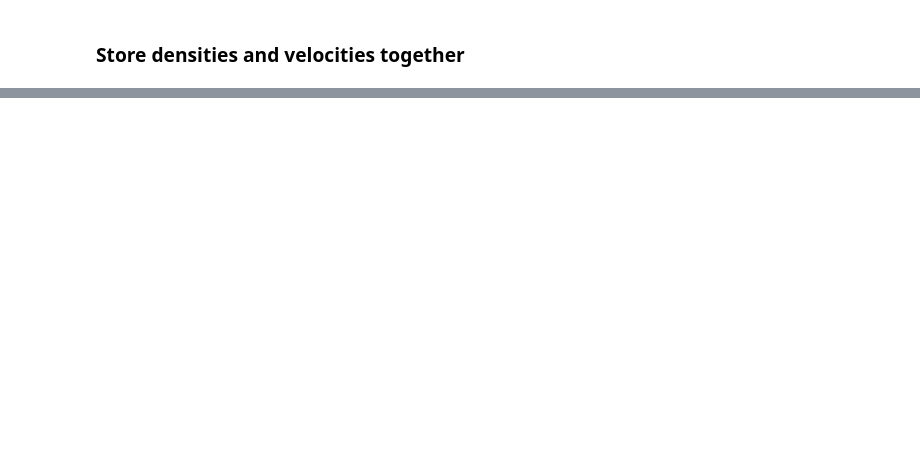
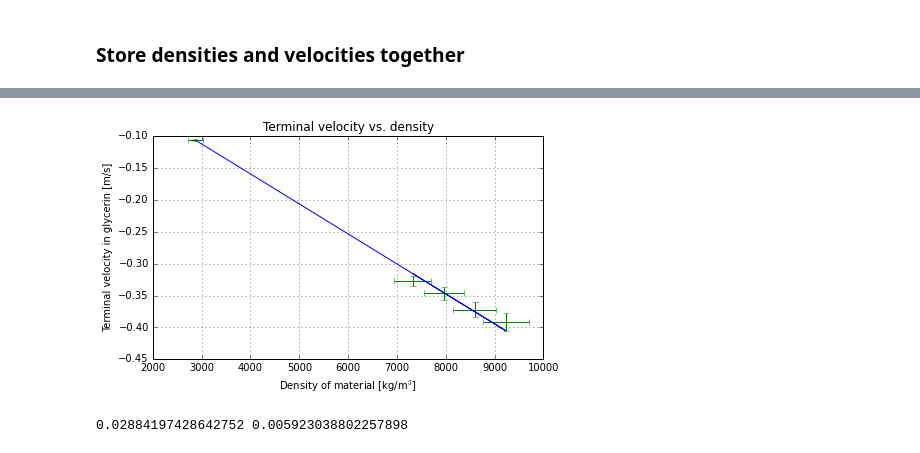
Before and after one commit to wunderbeere/phys-258-glycerin, a Jupyter notebook: data_processing.ipynb, the cells around one changed output, grey strips where cells are left out. Drawn from its saved outputs; the diff is of its cells as text; code cells hidden in the pictures; blank space fills up the shorter version.

```diff
--- a/data_processing.ipynb
+++ b/data_processing.ipynb
@@ -196,0 +262,21 @@ Correlations (unreported correlations are < 0.100)
+# %%
+import scipy.odr as odr
+
+# define the data
+x = processed_data[:,0]
+y = processed_data[:,2]
+print(y)
+
+sx = processed_data[:,1]
+sy = processed_data[:,3]
+
+# Make a RealData object
+mydata = odr.RealData(x, y, sx=sx, sy=sy)
+# Make an ODR object
+myodr = odr.ODR(mydata, odr.unilinear, beta0=[1., 2.])
+# Run the fit and print it
+output = myodr.run()
+output.pprint()
+
+y_pred = output.beta[0]*x+output.beta[1]
+x_pred = (y-output.beta[1])/output.beta[0]
@@ -196,0 +293,20 @@ Correlations (unreported correlations are < 0.100)
+# %%
+# Visual inspection
+nice_x = np.linspace(0, 10000, 10)
+
+plt.figure(figsize=(7,4))
+plt.title("Terminal velocity vs. density")
+plt.plot(x, y_pred)
+plt.errorbar(x=x, xerr=sx,
+             y=y, yerr=sy,
+             fmt="none", capsize=3)
+
+plt.xlabel("Density of material [kg/m$^3$]")
+plt.ylabel("Terminal velocity in glycerin [m/s]")
+plt.grid()
+plt.show()
+
+print(output.beta[1], output.sd_beta[1])
+# %% [output]
+[figure, added]
+0.02884197428642752 0.005923038802257898
```
Also changed, not shown: parts of 20 cells of this notebook.
